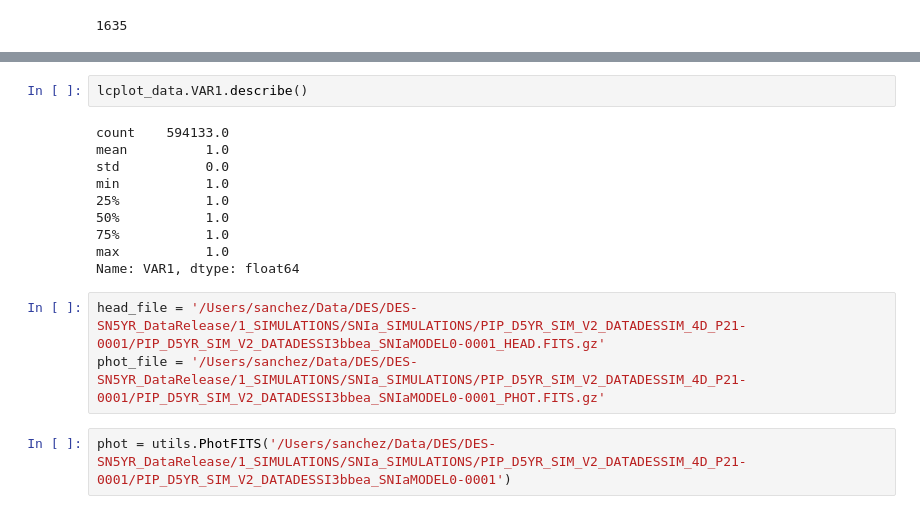
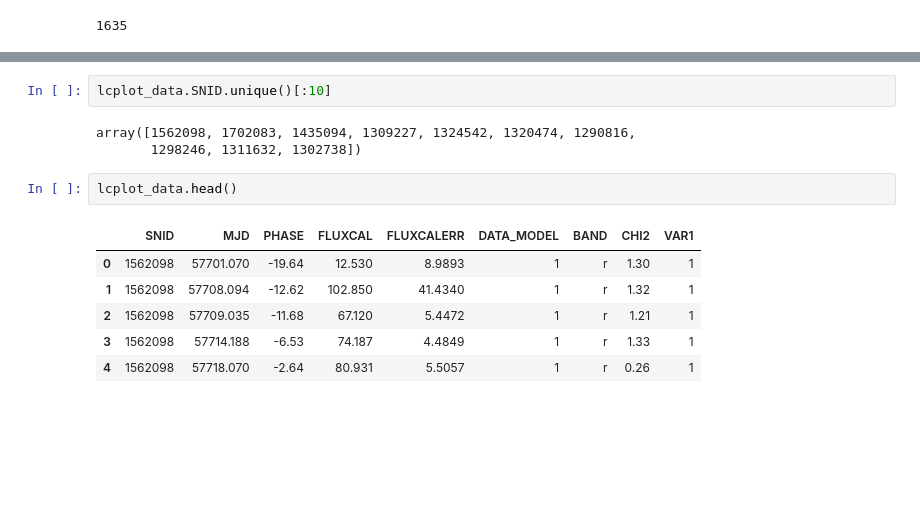
Before and after one commit to jasonlee17/DESSN5YR_TESTDR, a Jupyter notebook: docs/tutorial/03-load_lcplot.ipynb, the cells around one changed output, grey strips where cells are left out. Cells and saved outputs as stored; diff of their text form; blank space fills up the shorter version.

```diff
--- a/docs/tutorial/03-load_lcplot.ipynb
+++ b/docs/tutorial/03-load_lcplot.ipynb
@@ -39,17 +35,14 @@ Name: 0, dtype: object
-# %%
-lcplot_data.VAR1.describe()
-# %% [output]
-count    594133.0
-mean          1.0
-std           0.0
-min           1.0
-25%           1.0
-50%           1.0
-75%           1.0
-max           1.0
-Name: VAR1, dtype: float64
-# %%
-head_file = '/Users/sanchez/Data/DES/DES-SN5YR_DataRelease/1_SIMULATIONS/SNIa_SIMULATIONS/PIP_D5YR_SIM_V2_DATADESSIM_4D_P21-0001/PIP_D5YR_SIM_V2_DATADESSI3bbea_SNIaMODEL0-0001_HEAD.FITS.gz'
-phot_file = '/Users/sanchez/Data/DES/DES-SN5YR_DataRelease/1_SIMULATIONS/SNIa_SIMULATIONS/PIP_D5YR_SIM_V2_DATADESSIM_4D_P21-0001/PIP_D5YR_SIM_V2_DATADESSI3bbea_SNIaMODEL0-0001_PHOT.FITS.gz'
-# %%
-phot = utils.PhotFITS('/Users/sanchez/Data/DES/DES-SN5YR_DataRelease/1_SIMULATIONS/SNIa_SIMULATIONS/PIP_D5YR_SIM_V2_DATADESSIM_4D_P21-0001/PIP_D5YR_SIM_V2_DATADESSI3bbea_SNIaMODEL0-0001')
+# %%
+lcplot_data.SNID.unique()[:10]
+# %% [output]
+array([1562098, 1702083, 1435094, 1309227, 1324542, 1320474, 1290816,
+       1298246, 1311632, 1302738])
+# %%
+lcplot_data.head()
+# %% [output]
+|  | SNID | MJD | PHASE | FLUXCAL | FLUXCALERR | DATA_MODEL | BAND | CHI2 | VAR1 |
+| 0 | 1562098 | 57701.070 | -19.64 | 12.530 | 8.9893 | 1 | r | 1.30 | 1 |
+| 1 | 1562098 | 57708.094 | -12.62 | 102.850 | 41.4340 | 1 | r | 1.32 | 1 |
+| 2 | 1562098 | 57709.035 | -11.68 | 67.120 | 5.4472 | 1 | r | 1.21 | 1 |
+| 3 | 1562098 | 57714.188 | -6.53 | 74.187 | 4.4849 | 1 | r | 1.33 | 1 |
+| 4 | 1562098 | 57718.070 | -2.64 | 80.931 | 5.5057 | 1 | r | 0.26 | 1 |
```
Also changed, not shown: parts of 14 cells of this notebook, 1 other file.
